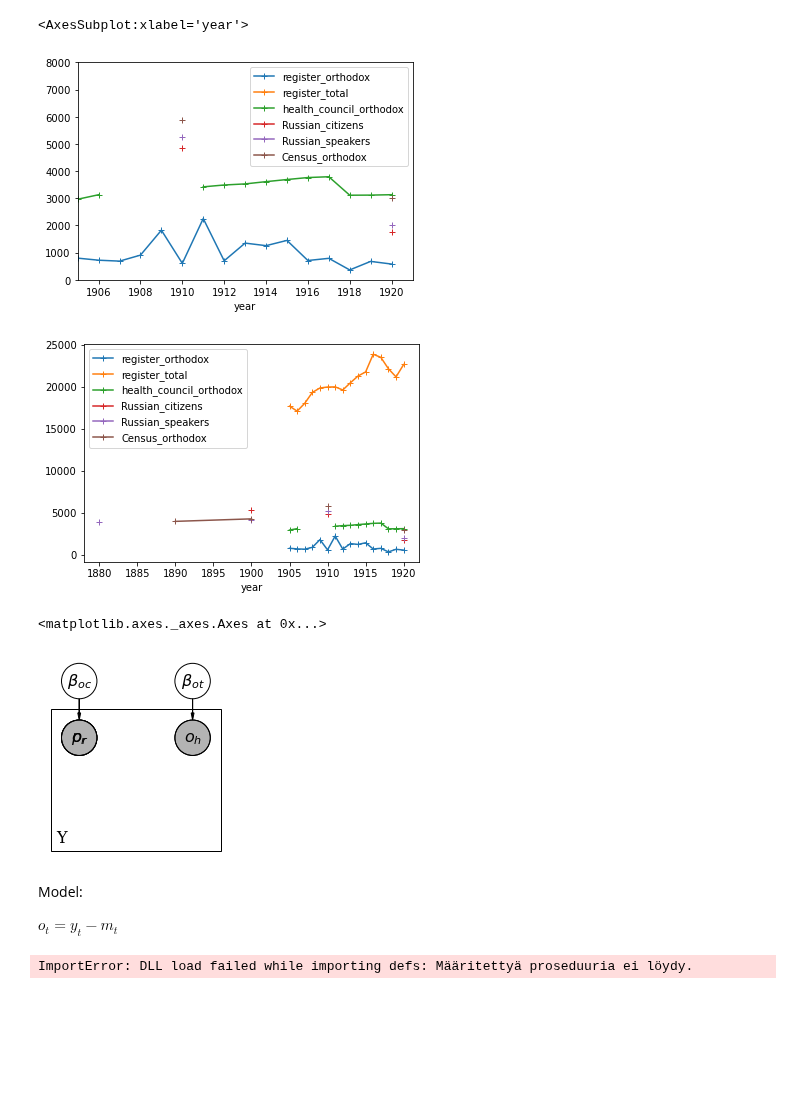
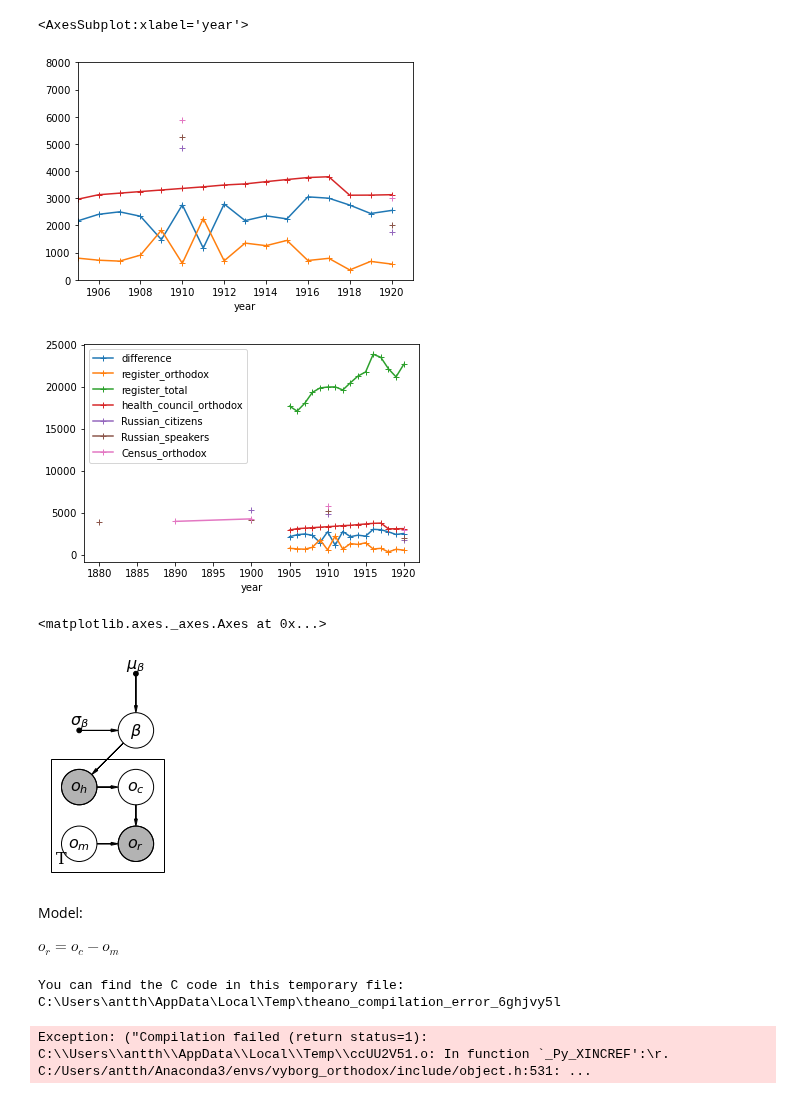
Before and after one commit to AnttiHaerkoenen/vyborg_orthodox, a Jupyter notebook: notebooks/missing_orthodox.ipynb, the cells around one changed output. Drawn from its saved outputs; the diff is of its cells as text; code cells hidden in the pictures; blank space fills up the shorter version.

```diff
--- a/notebooks/missing_orthodox.ipynb
+++ b/notebooks/missing_orthodox.ipynb
@@ -3,6 +3,7 @@ import warnings
 from pathlib import Path
 
 import pandas as pd
+import numpy as np
 
 data_dir = Path('../data')
 warnings.simplefilter(action='ignore', category=FutureWarning)
@@ -30,45 +31,53 @@ districts_in_city = [
 poll_tax = pd.read_csv(data_dir / 'poll_tax_register.csv', index_col=0)
 poll_tax['total'] = poll_tax.total_women + poll_tax.total_men
 health_council = pd.read_csv(data_dir / 'health_council.csv', index_col=0).pop_orthodox
+health_council = health_council.reindex(range(1905, 1921), fill_value=np.nan).interpolate(method='slinear')
 foreigners = pd.read_csv(data_dir / 'foreigners.csv', index_col=0).russia
 language = pd.read_csv(data_dir / 'language.csv', index_col=0).russian
 religion = pd.read_csv(data_dir / 'religion.csv', index_col=0).orthodox
-data = pd.DataFrame([poll_tax.orthodox, poll_tax.total, health_council, foreigners, language, religion]).T
-data.columns = ['register_orthodox', 'register_total', 'health_council_orthodox', 'Russian_citizens', 'Russian_speakers', 'Census_orthodox']
+difference = health_council - poll_tax.orthodox
+data = pd.DataFrame([difference, poll_tax.orthodox, poll_tax.total, health_council, foreigners, language, religion]).T
+data.columns = ['difference', 'register_orthodox', 'register_total', 'health_council_orthodox', 'Russian_citizens', 'Russian_speakers', 'Census_orthodox']
 # data.interpolate(method='linear', inplace=True)
-data.plot(marker='+', xlim=(1905, 1921), ylim=(0, 8000))
+data.plot(marker='+', legend=False, xlim=(1905, 1921), ylim=(0, 8000))
 data.plot(marker='+')
 # %% [output]
 <AxesSubplot:xlabel='year'>
-[figure, old version]
+[figure, new version]
-[figure, old version]
+[figure, new version]
 # %%
 import daft
 from matplotlib import rc
 
 rc("font", family="serif", size=16)
 scale = 1.25
 pgm = daft.PGM()
 
-pgm.add_node('health_orthodox', r'$o_h$', 3, 2, fixed=False, scale=scale, observed=True)
-pgm.add_node('register_orthodox', r'$o_r$', 1, 2, fixed=False, scale=scale, observed=True)
-pgm.add_node('register_total', r'$p_r$', 1, 2, fixed=False, scale=scale, observed=True)
-pgm.add_node('beta_orthodox_city', r'$\beta_{oc}$', 1, 3, fixed=False, scale=scale, observed=False)
-pgm.add_node('beta_orthodox_total', r'$\beta_{ot}$', 3, 3, fixed=False, scale=scale, observed=False)
+pgm.add_node('sigma', r'$\sigma_{\beta}$', 1, 3, fixed=True)
+pgm.add_node('mu', r'$\mu_{\beta}$', 2, 4, fixed=True)
+pgm.add_node('health_orthodox', r'$o_h$', 1, 2, fixed=False, scale=scale, observed=True)
+pgm.add_node('city_orthodox', r'$o_c$', 2, 2, fixed=False, scale=scale, observed=False)
+pgm.add_node('register_orthodox', r'$o_r$', 2, 1, fixed=False, scale=scale, observed=True)
+pgm.add_node('missing_orthodox', r'$o_m$', 1, 1, fixed=False, scale=scale, observed=False)
+pgm.add_node('beta_orthodox_city', r'$\beta$', 2, 3, fixed=False, scale=scale, observed=False)
 
-pgm.add_edge('beta_orthodox_city', 'register_orthodox', directed=True)
-pgm.add_edge('beta_orthodox_total', 'health_orthodox', directed=True)
+pgm.add_edge('sigma', 'beta_orthodox_city', directed=True)
+pgm.add_edge('mu', 'beta_orthodox_city', directed=True)
+pgm.add_edge('beta_orthodox_city', 'health_orthodox', directed=True)
+pgm.add_edge('city_orthodox', 'register_orthodox', directed=True)
+pgm.add_edge('health_orthodox', 'city_orthodox', directed=True)
+pgm.add_edge('missing_orthodox', 'register_orthodox', directed=True)
 
-pgm.add_plate([0.5, 0, 3, 2.5], 'Y')
+pgm.add_plate([0.5, 0.5, 2, 2], 'T')
 
 pgm.render()
 # %% [output]
 <matplotlib.axes._axes.Axes at 0x...>
-[figure, old version]
+[figure, new version]
-# %% [markdown]
-Model:
-
-$ o_t = y_t - m_t $
+# %% [markdown]
+Model:
+
+$ o_r = o_c - o_m $
 # %%
 import pandas as pd
 import numpy as np
@@ -76,25 +85,15 @@ import pymc3 as pm
 import arviz as az
 import matplotlib.pyplot as plt
 
-data = pd.read_csv('data.csv', index_col=0)
-data = data.loc[:, 'total orthodox income_per_person'.split()].dropna(axis=0)
-
 with pm.Model() as model:
-    mu_S = 0.3
-    sigma_S = 0.1
-    S = pm.Beta('S', mu=mu_S, sigma=sigma_S)
-    mu_W = 2
-    lambda_W = 1/mu_W
-    W_k = pm.Exponential('W_k', lambda_W, observed=data.income_per_person)
-    mu_P = 14
-    P_k = pm.Poisson('P_k', mu_P, observed=data.total)
-    mu_beta = np.array([0., 0., 0., 0.])
-    sigma_beta = np.array(np.diagflat([0.25, 0.25, 0.25, 0.25]))
-    beta = pm.MvNormal('beta', mu_beta, sigma_beta, shape=4)
-    mu_O = np.exp(beta[0] + beta[1] * W_k + beta[2] * P_k + beta[3] * S)
-    alpha_O = 2
-    O_k = pm.Poisson('O_k', mu_O, observed=data.orthodox)
-
+    mu = [2000, 0.5]
+    sigma = [10, 0.5]
+    t = pm.Data('t', pd.Series(poll_tax.index))
+    n = len(t)
+    beta = pm.MvNormal('beta', mu, sigma)
+    o_h = pm.Normal('o_h', beta[0] + beta[1] * t, observed=health_council)
+    o_m = pm.Normal('o_m', 2000, 200, shape=n)
+    o_r = pm.Normal('o_r', 0.7 * o_h - o_m)
     prior = pm.sample_prior_predictive()
     posterior = pm.sample(init="adapt_diag")
     posterior_prediction = pm.sample_posterior_predictive(posterior)
@@ -104,4 +103,5 @@ az.plot_trace(posterior)
 az.plot_forest(posterior, combined=False, hdi_prob=0.94)
 pm.model_to_graphviz(model)
 # %% [output]
-ImportError: DLL load failed while importing defs: Määritettyä proseduuria ei löydy.
+You can find the C code in this temporary file: C:\Users\antth\AppData\Local\Temp\theano_compilation_error_6ghjvy5l
+Exception: ("Compilation failed (return status=1): C:\\Users\\antth\\AppData\\Local\\Temp\\ccUU2V51.o: In function `_Py_XINCREF':\r. C:/Users/antth/Anaconda3/envs/vyborg_orthodox/include/object.h:531: ...
```
